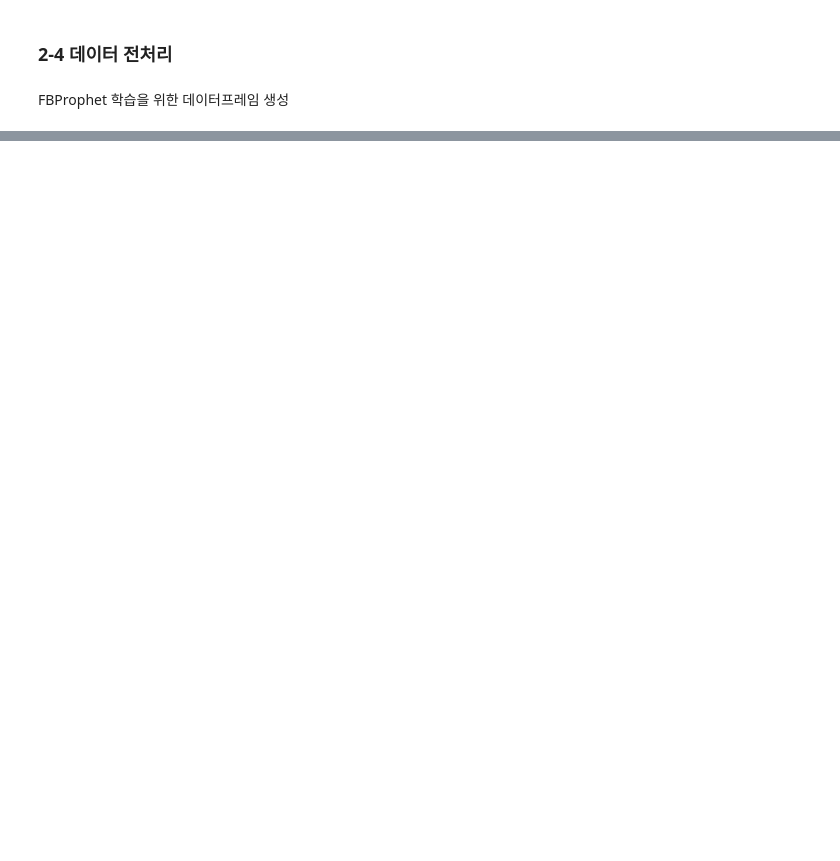
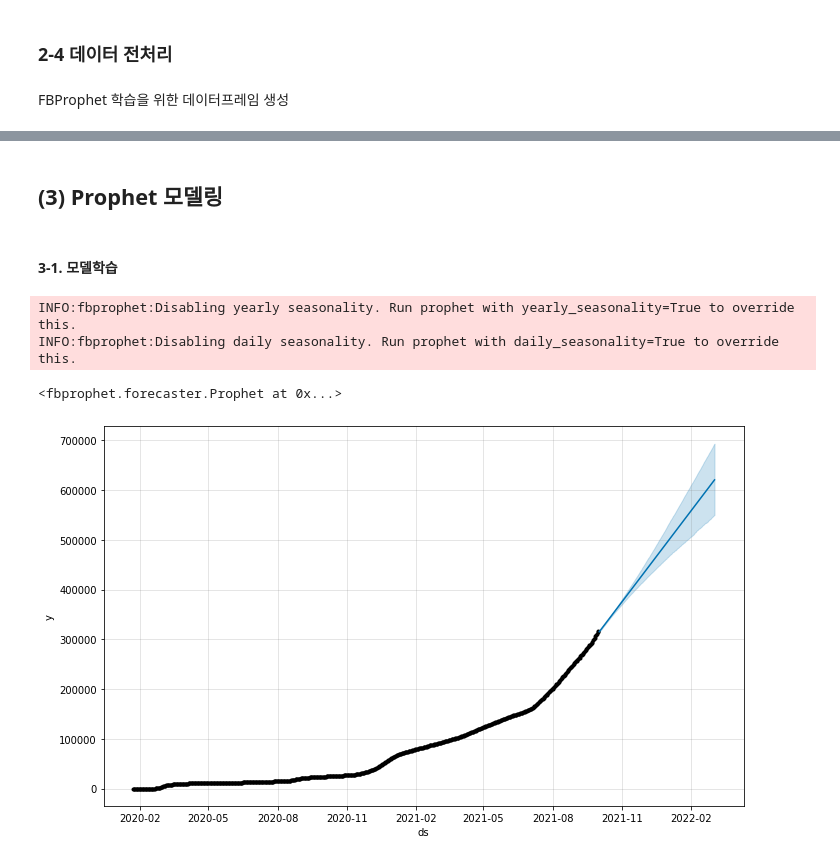
Before and after one commit to jadefactory/Portfolio_February, a Jupyter notebook: covid19_diffusion_trend.ipynb, the cells around one changed output, grey strips where cells are left out. Drawn from its saved outputs; the diff is of its cells as text; code cells hidden in the pictures; blank space fills up the shorter version.

```diff
--- a/covid19_diffusion_trend.ipynb
+++ b/covid19_diffusion_trend.ipynb
@@ -273,0 +276,6 @@ df
+# %%
+def train_test_split_df(df, test_size):
+  div = floor(df.shape[0] * (1 - test_size))
+  return df.loc[:div], df.loc[div + 1:]
+# %%
+train_df, test_df = train_test_split_df(df, 0.2)
@@ -273,0 +300,4 @@ df
+# %% [markdown]
+## (3) Prophet 모델링
+# %% [markdown]
+#### 3-1. 모델학습
@@ -273,0 +306,12 @@ df
+# %%
+model = Prophet(changepoint_range=1.0)
+model.fit(train_df)
+# %% [output]
+INFO:fbprophet:Disabling yearly seasonality. Run prophet with yearly_seasonality=True to override this.
+INFO:fbprophet:Disabling daily seasonality. Run prophet with daily_seasonality=True to override this.
+<fbprophet.forecaster.Prophet at 0x...>
+# %%
+pred = model.predict(test_df)
+model.plot(pred);
+# %% [output]
+[figure, added]
```
Also changed, not shown: parts of 23 cells of this notebook, 1 other file.
